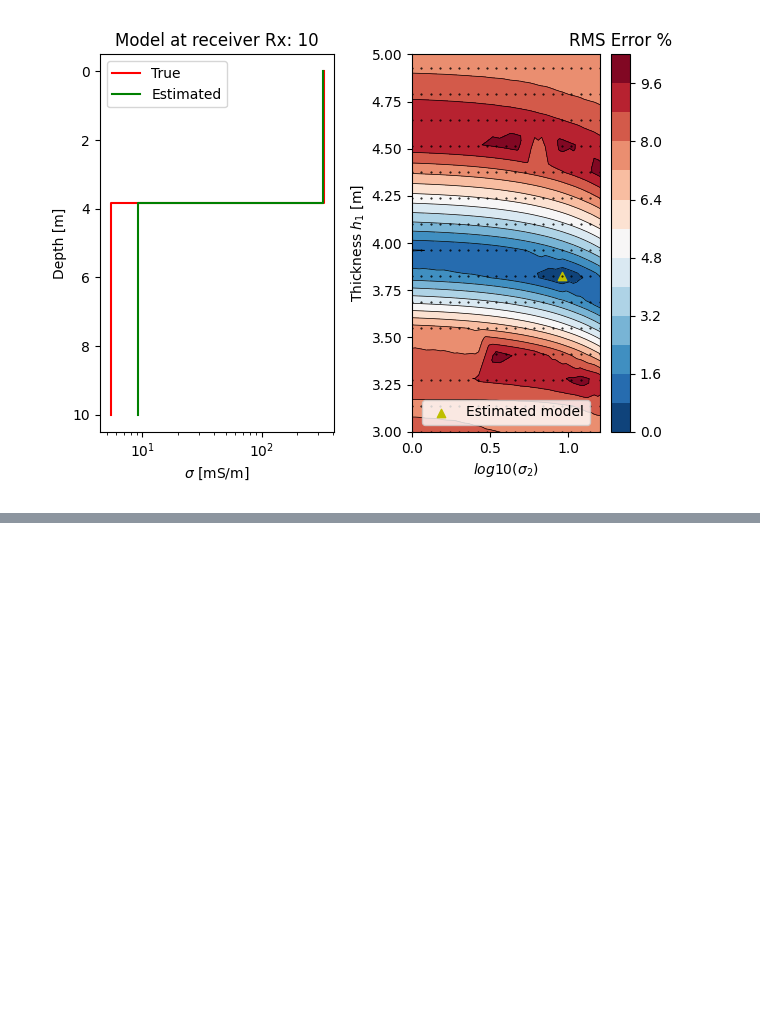
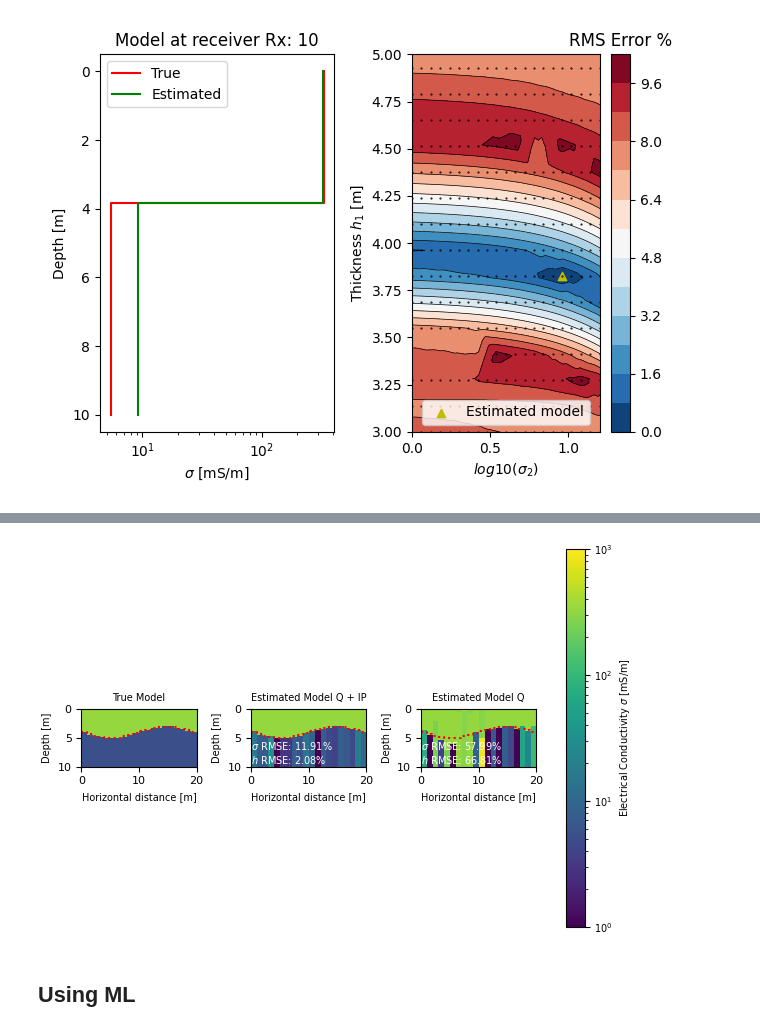
Before and after one commit to mariacarrizo/InvEM-ML, a Jupyter notebook: Notebooks/2_GlobalSearch_2lay.ipynb, the cells around one changed output, grey strips where cells are left out. Cells and saved outputs as stored; diff of their text form; code cells hidden in the pictures; blank space fills up the shorter version.

```diff
--- a/Notebooks/2_GlobalSearch_2lay.ipynb
+++ b/Notebooks/2_GlobalSearch_2lay.ipynb
@@ -119,0 +134,20 @@ plt.show()
+# %%
+data_true_norm_noise = data_true_noise[:] * np.hstack([norm, norm, norm, norm, norm, norm])
+
+model_est_noise = model.copy()
+model_est_Q_noise = model.copy()
+
+# Estimate with both Quadrature and In Phase
+for p in range(npos):
+    model_est_noise[p] = GlobalSearch(LUT_norm, data_true_norm_noise[p], conds, thick)
+
+# Estimate using only Quadrature
+for p in range(npos):
+    model_est_Q_noise[p] = GlobalSearch(LUT_norm[:,:9], data_true_norm_noise[p,:9], conds, thick)
+# %%
+Plot3Models_2lay(model, model_est_noise, model_est_Q_noise, conds)
+plt.show()
+# %% [output]
+[figure, added]
+# %% [markdown]
+## Using ML
```
Also changed, not shown: parts of 9 cells of this notebook, 2 other files.
